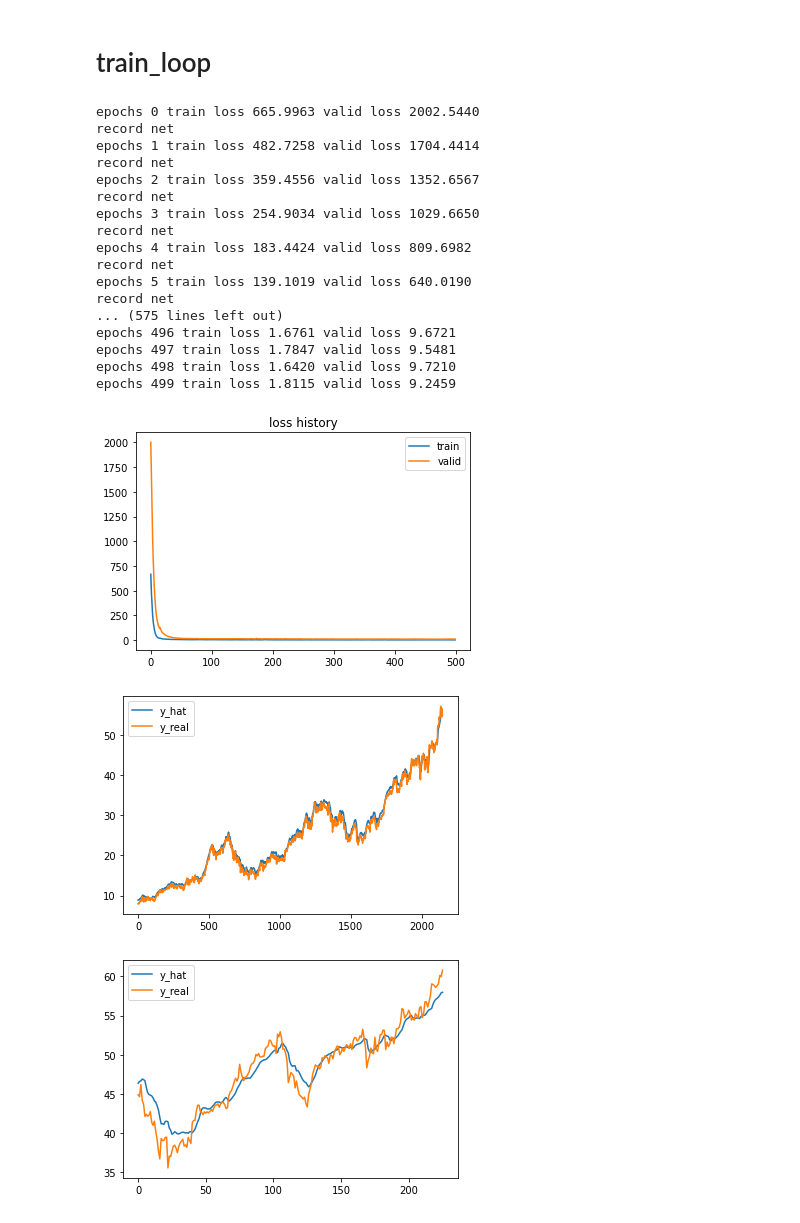
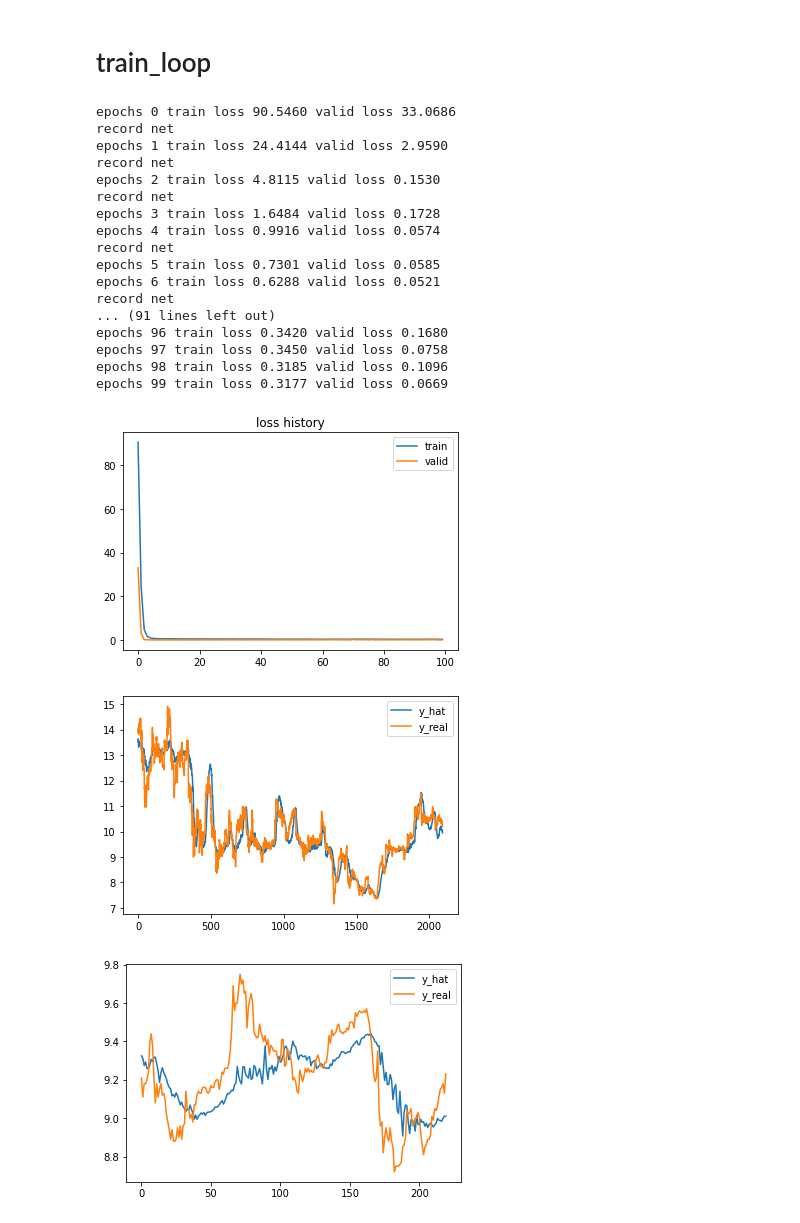
Before and after one commit to skywalker0803r/deep-learning-ian-goodfellow, a Jupyter notebook: LSTNet.ipynb, the cells around one changed output. Drawn from its saved outputs; the diff is of its cells as text; code cells hidden in the pictures.

```diff
--- a/LSTNet.ipynb
+++ b/LSTNet.ipynb
@@ -16,13 +16,12 @@ from copy import deepcopy
 import matplotlib.pyplot as plt
 
 # get model
-res =requests.get('https://raw.githubusercontent.com/skywalker0803r/LSTNet.pytorch/master/LSTNet.py').text
-exec(res)
-model = LSTNet()
+exec(requests.get('https://raw.githubusercontent.com/skywalker0803r/LSTNet.pytorch/master/LSTNet.py').text)
+model = LSTNet(num_features=5,output_out_features=1)
 
 # get data
 start,end = datetime.datetime(2010,1,1),datetime.date.today()
-df = web.DataReader("AAPL", "yahoo", start, end).drop('Adj Close',axis=1)
+df = web.DataReader("6005.tw", "yahoo", start, end).drop('Adj Close',axis=1)
 df.head()
 # %% [output]
 |  | High | Low | Open | Close | Volume |
@@ -138,26 +137,26 @@ def train_loop(net,train_iter,valid_iter,loss_function,optimizer,num_epochs=100)
     # return best_net
     return best_net
 # %%
-best_model = train_loop(model,train_iter,valid_iter,loss_fn,optimizer,num_epochs=500)
+best_model = train_loop(model,train_iter,valid_iter,loss_fn,optimizer,num_epochs=100)
 # %% [output]
-epochs 0 train loss 665.9963 valid loss 2002.5440
+epochs 0 train loss 90.5460 valid loss 33.0686
 record net
-epochs 1 train loss 482.7258 valid loss 1704.4414
+epochs 1 train loss 24.4144 valid loss 2.9590
 record net
-epochs 2 train loss 359.4556 valid loss 1352.6567
+epochs 2 train loss 4.8115 valid loss 0.1530
 record net
-epochs 3 train loss 254.9034 valid loss 1029.6650
+epochs 3 train loss 1.6484 valid loss 0.1728
+epochs 4 train loss 0.9916 valid loss 0.0574
 record net
-epochs 4 train loss 183.4424 valid loss 809.6982
+epochs 5 train loss 0.7301 valid loss 0.0585
+epochs 6 train loss 0.6288 valid loss 0.0521
 record net
-epochs 5 train loss 139.1019 valid loss 640.0190
-record net
-... (575 lines left out)
-epochs 496 train loss 1.6761 valid loss 9.6721
-epochs 497 train loss 1.7847 valid loss 9.5481
-epochs 498 train loss 1.6420 valid loss 9.7210
-epochs 499 train loss 1.8115 valid loss 9.2459
+... (91 lines left out)
+epochs 96 train loss 0.3420 valid loss 0.1680
+epochs 97 train loss 0.3450 valid loss 0.0758
+epochs 98 train loss 0.3185 valid loss 0.1096
+epochs 99 train loss 0.3177 valid loss 0.0669
-[figure, old version]
+[figure, new version]
 # %%
 def evaluate(model,data_iter):
   x = data_iter.dataset.tensors[0]
@@ -172,11 +171,11 @@ def evaluate(model,data_iter):
 # %%
 evaluate(best_model,train_iter)
 # %% [output]
-[figure, old version]
+[figure, new version]
 # %%
 evaluate(best_model,valid_iter)
 # %% [output]
-[figure, old version]
+[figure, new version]
 # %%
 evaluate(best_model,test_iter)
 # %% [output]
```
Also changed, not shown: parts of 3 cells of this notebook.
